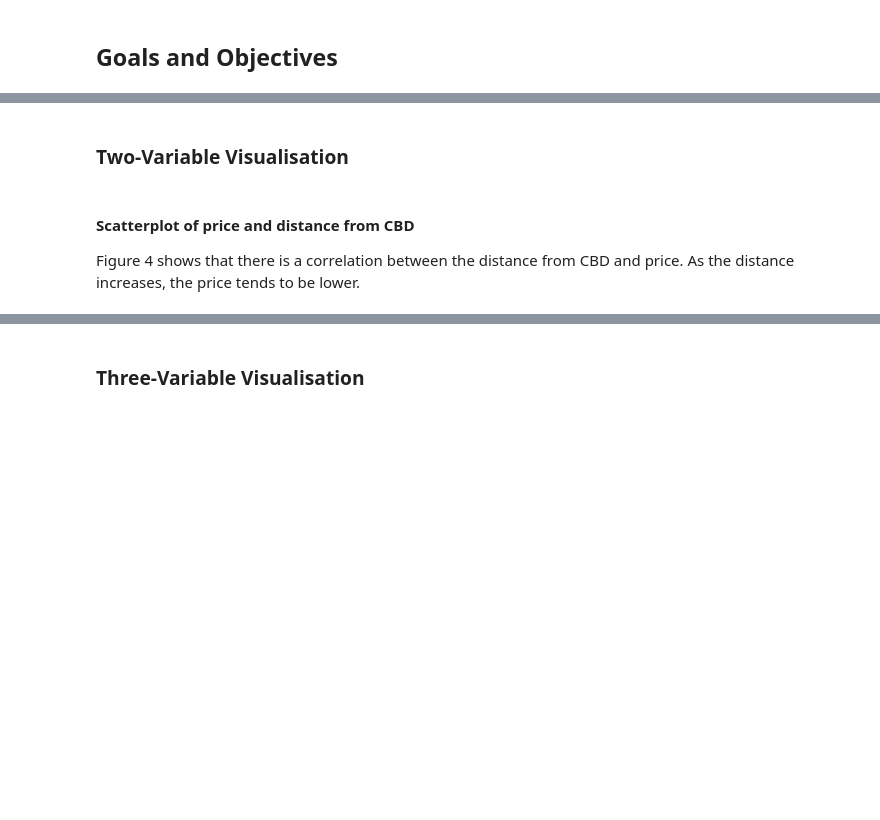
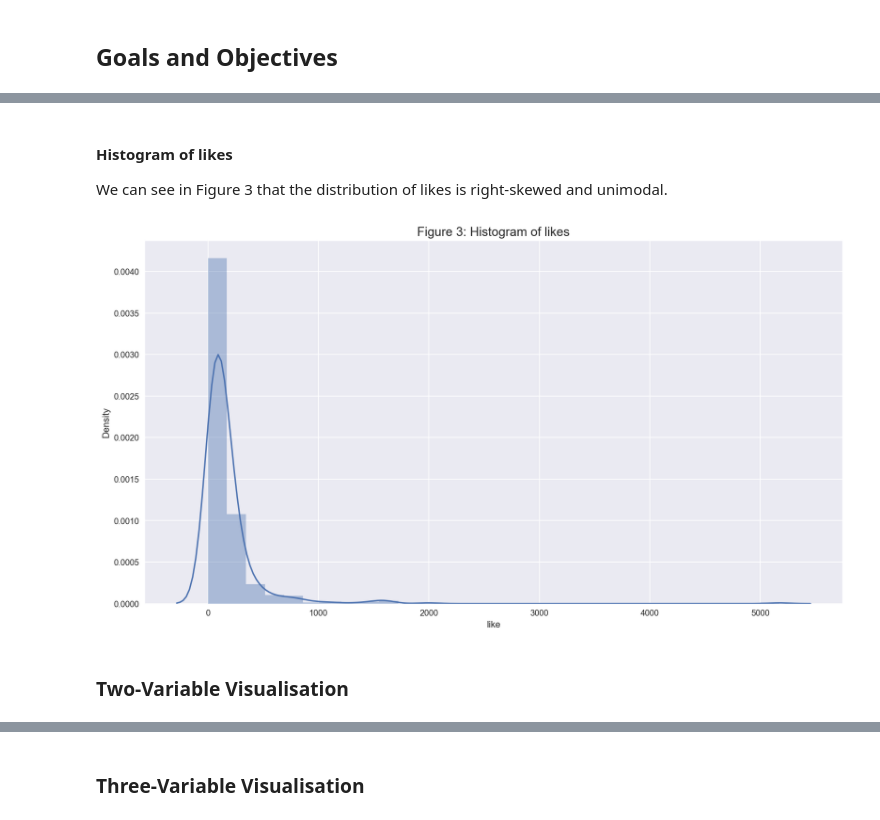
Before and after one commit to athul-tmp/Facebook-Metrics-Analysis, a Jupyter notebook: Phase1_Project.ipynb, the cells around one changed output, grey strips where cells are left out. Drawn from its saved outputs; the diff is of its cells as text; code cells hidden in the pictures; blank space fills up the shorter version.

```diff
--- a/Phase1_Project.ipynb
+++ b/Phase1_Project.ipynb
@@ -248,6 +320,13 @@ plt.show();
+# %% [markdown]
+#### Histogram of likes
+
+We can see in Figure 3 that the distribution of likes is right-skewed and unimodal.
+# %%
+# Histogram of likes
+plt.figure(figsize = (15,8))
+sns.distplot(fb_df['like'], kde=True, bins=30).set_title('Figure 3: Histogram of likes', fontsize = 15)
+plt.show();
+# %% [output]
+[figure, added]
 # %% [markdown]
 ### Two-Variable Visualisation
-# %% [markdown]
-#### Scatterplot of price and distance from CBD
-
-Figure 4 shows that there is a correlation between the distance from CBD and price. As the distance increases, the price tends to be lower.
```
Also changed, not shown: parts of 88 cells of this notebook.
